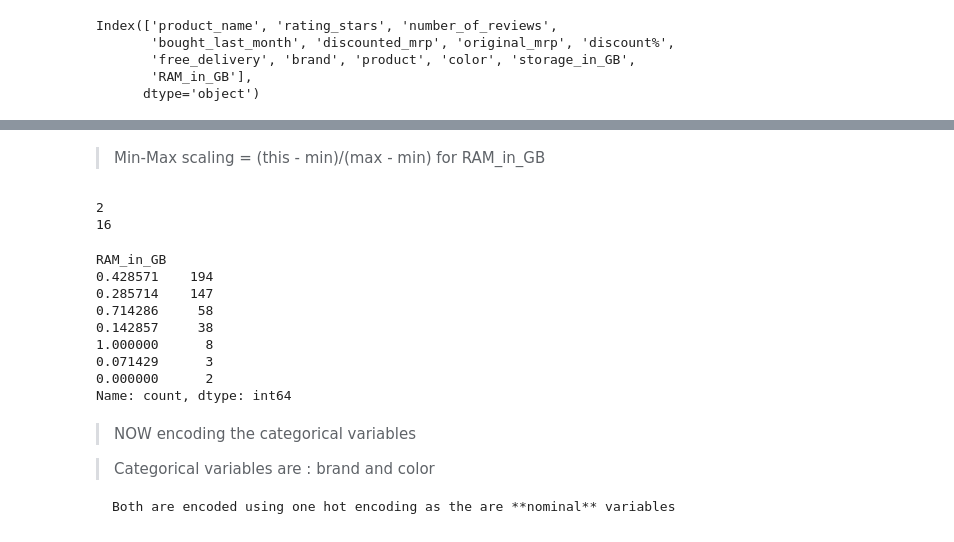
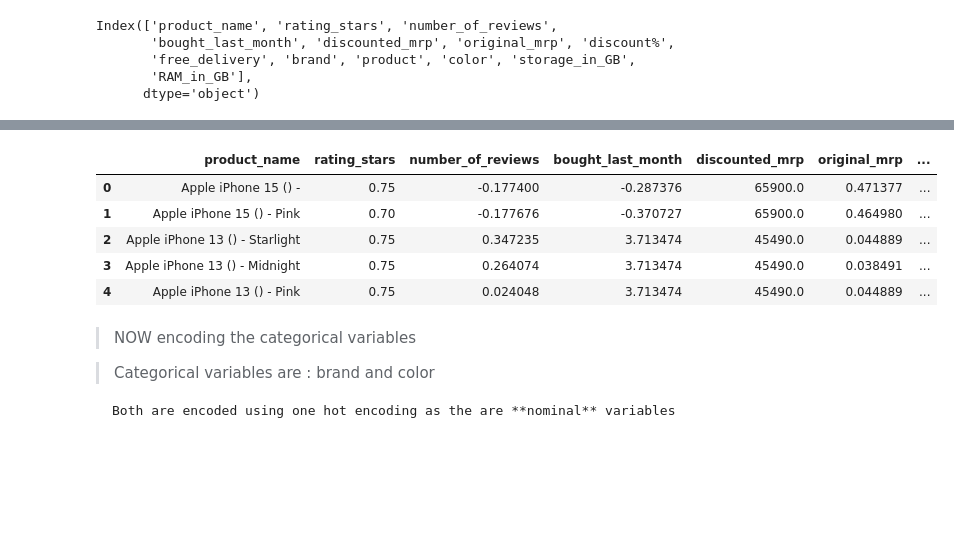
Before and after one commit to madhavJivani/EDA_Ecommerce, a Jupyter notebook: MODEL/scale_visualization.ipynb, the cells around one changed output, grey strips where cells are left out. Saved outputs shown, nothing was run; the diff lists cells and outputs as text; code cells hidden in the pictures; blank space fills up the shorter version.

```diff
--- a/MODEL/scale_visualization.ipynb
+++ b/MODEL/scale_visualization.ipynb
@@ -157,23 +82,0 @@ Name: count, dtype: int64
-# %% [markdown]
-> Min-Max scaling = (this - min)/(max - min) for RAM_in_GB
-# %%
-min = df["RAM_in_GB"].min()
-max = df["RAM_in_GB"].max()
-print(min)
-print(max)
-
-df["RAM_in_GB"] = (df["RAM_in_GB"]-min)/(max-min)
-df["RAM_in_GB"] = df["RAM_in_GB"].round(6)
-df["RAM_in_GB"].value_counts()
-# %% [output]
-2
-16
-RAM_in_GB
-0.428571    194
-0.285714    147
-0.714286     58
-0.142857     38
-1.000000      8
-0.071429      3
-0.000000      2
-Name: count, dtype: int64
@@ -180,3 +95,12 @@ Name: count, dtype: int64
+# %%
+df.head()
+# %% [output]
+|  | product_name | rating_stars | number_of_reviews | bought_last_month | discounted_mrp | original_mrp | ... |
+| 0 | Apple iPhone 15 () - | 0.75 | -0.177400 | -0.287376 | 65900.0 | 0.471377 | ... |
+| 1 | Apple iPhone 15 () - Pink | 0.70 | -0.177676 | -0.370727 | 65900.0 | 0.464980 | ... |
+| 2 | Apple iPhone 13 () - Starlight | 0.75 | 0.347235 | 3.713474 | 45490.0 | 0.044889 | ... |
+| 3 | Apple iPhone 13 () - Midnight | 0.75 | 0.264074 | 3.713474 | 45490.0 | 0.038491 | ... |
+| 4 | Apple iPhone 13 () - Pink | 0.75 | 0.024048 | 3.713474 | 45490.0 | 0.044889 | ... |
 # %% [markdown]
 > NOW encoding the categorical variables
 
```
Also changed, not shown: parts of 30 cells of this notebook.
